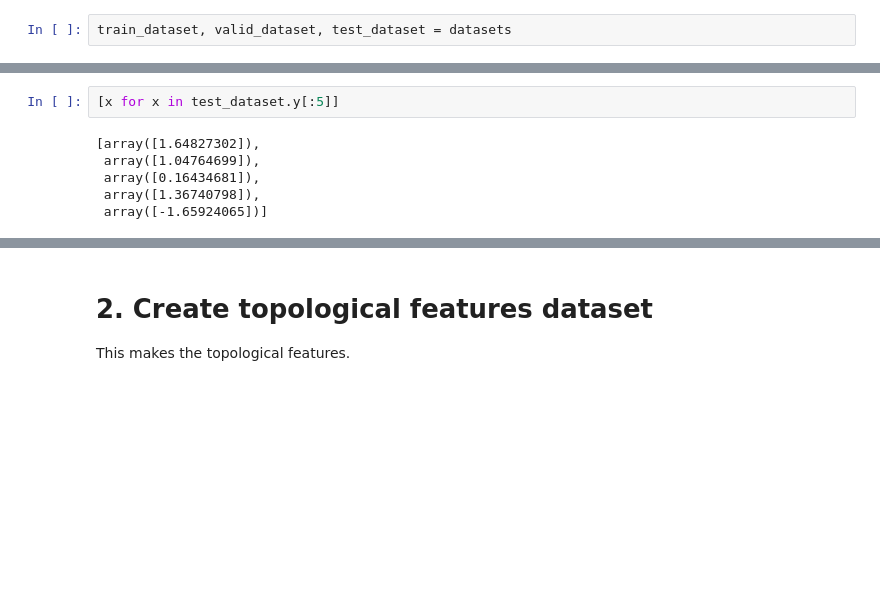
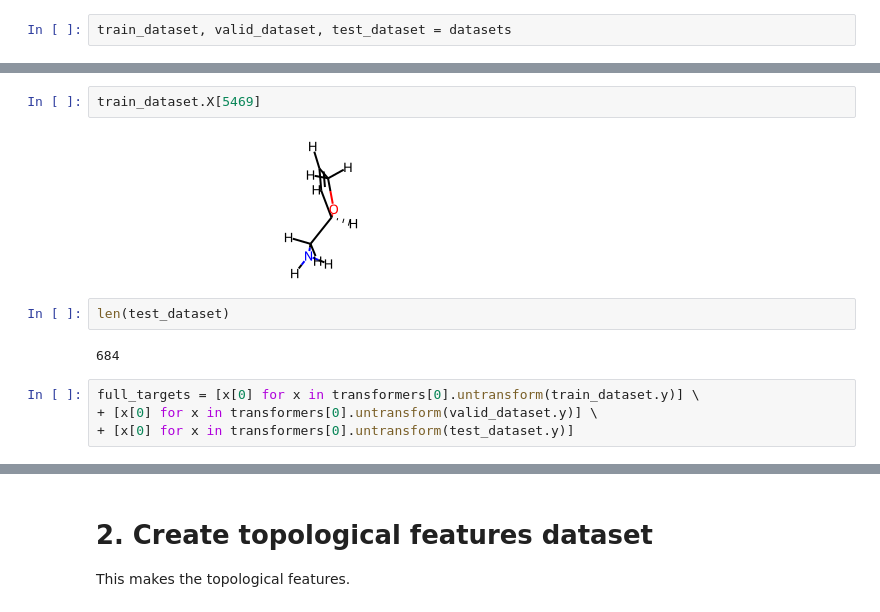
Before and after one commit to ellagale/GandT, a Jupyter notebook: Test_QM7_First.ipynb, the cells around one changed output, grey strips where cells are left out. Drawn from its saved outputs; the diff is of its cells as text; blank space fills up the shorter version.

```diff
--- a/Test_QM7_First.ipynb
+++ b/Test_QM7_First.ipynb
@@ -157,8 +104,12 @@ dir(mol)
-# %%
-[x for x in test_dataset.y[:5]]
-# %% [output]
-[array([1.64827302]),
- array([1.04764699]),
- array([0.16434681]),
- array([1.36740798]),
- array([-1.65924065])]
+# %%
+train_dataset.X[5469]
+# %% [output]
+[figure, added]
+# %%
+len(test_dataset)
+# %% [output]
+684
+# %%
+full_targets = [x[0] for x in transformers[0].untransform(train_dataset.y)] \
++ [x[0] for x in transformers[0].untransform(valid_dataset.y)] \
++ [x[0] for x in transformers[0].untransform(test_dataset.y)]
```
Also changed, not shown: parts of 136 cells of this notebook, 2 other files.
